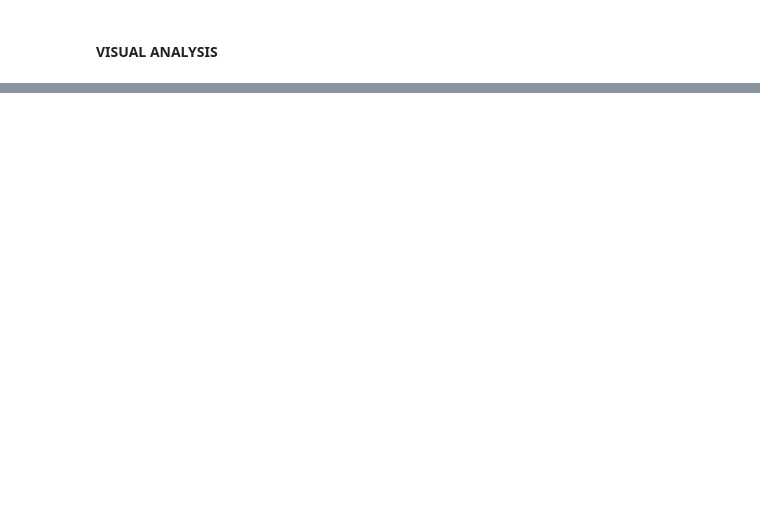
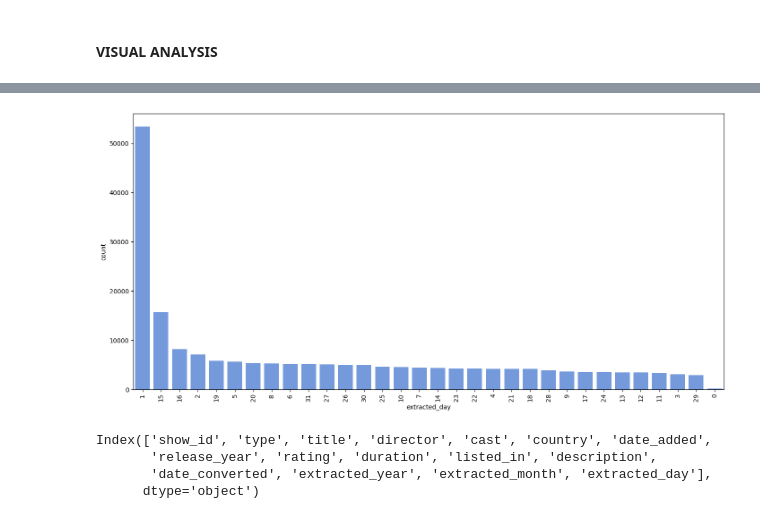
Before and after one commit to Karthik-raghavan/netflix-data-exploration-and-visualization, a Jupyter notebook: netflix-data-exploration.ipynb, the cells around one changed output, grey strips where cells are left out. Saved outputs shown, nothing was run; the diff lists cells and outputs as text; code cells hidden in the pictures; blank space fills up the shorter version.

```diff
--- a/netflix-data-exploration.ipynb
+++ b/netflix-data-exploration.ipynb
@@ -574,0 +605,17 @@ preprocessed_data[preprocessed_data['extracted_year'] == 0].head(2)
+# %%
+# Univariate - continuous - extracted_day - countplot
+
+plt.figure(figsize=(17,8))
+
+sns.countplot(x='extracted_day', data=preprocessed_data, order=preprocessed_data['extracted_day'].value_counts().index, color='cornflowerblue')
+plt.xticks(rotation=90)
+plt.show()
+# %% [output]
+[figure, added]
+# %%
+preprocessed_data.columns
+# %% [output]
+Index(['show_id', 'type', 'title', 'director', 'cast', 'country', 'date_added',
+       'release_year', 'rating', 'duration', 'listed_in', 'description',
+       'date_converted', 'extracted_year', 'extracted_month', 'extracted_day'],
+      dtype='object')
```
Also changed, not shown: parts of 7 cells of this notebook.
